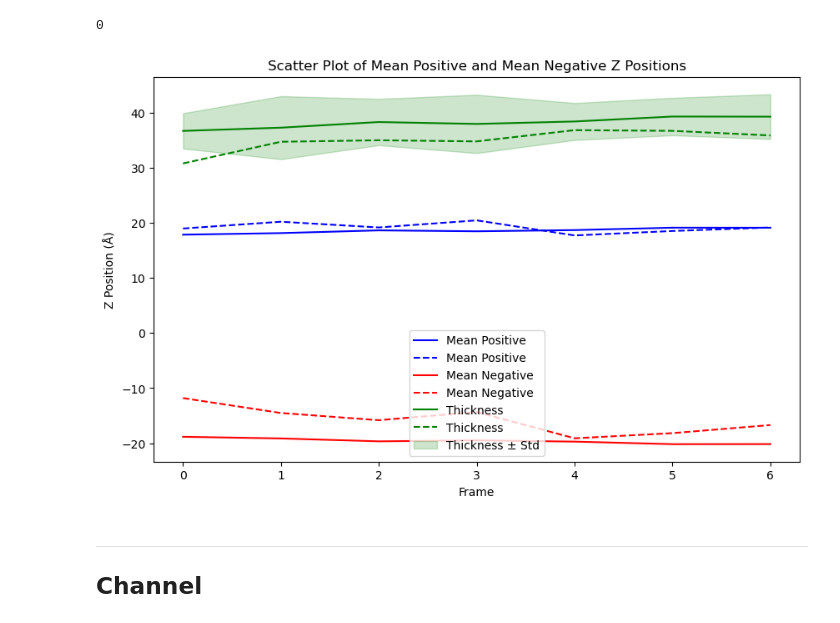
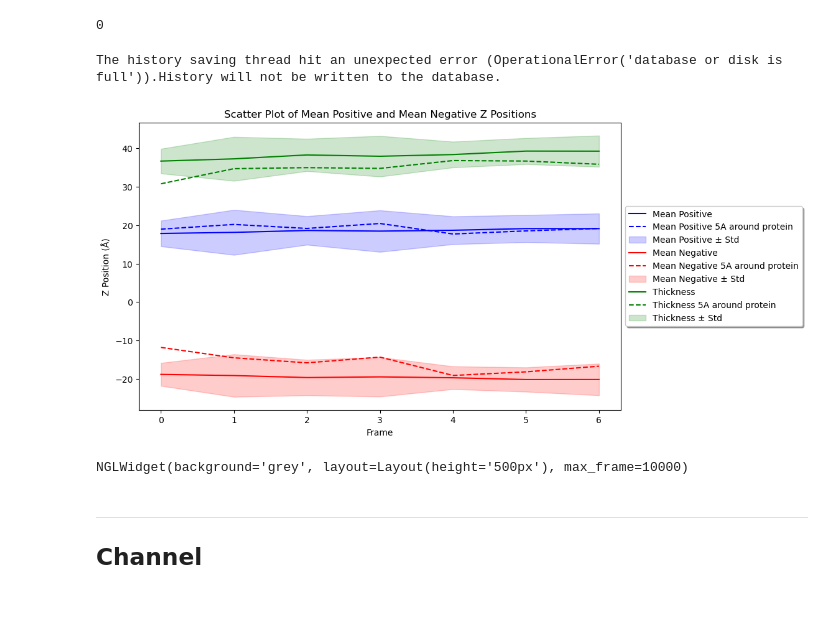
Before and after one commit to RubenChM/biobb_wf_mem, a Jupyter notebook: biobb_wf_mem/notebooks/biobb_wf_mem.ipynb, the cells around one changed output. Drawn from its saved outputs; the diff is of its cells as text; code cells hidden in the pictures.

```diff
--- a/biobb_wf_mem/notebooks/biobb_wf_mem.ipynb
+++ b/biobb_wf_mem/notebooks/biobb_wf_mem.ipynb
@@ -354,20 +355,24 @@ lpp_zpositions(input_top_path=input_top_path,
 # %%
 from biobb_mem.lipyphilic_biobb.lpp_zpositions import frame_df
 import matplotlib.pyplot as plt
 
 grouped = frame_df('out/zpositions.csv')
 around = frame_df('out/zpositions_around.csv')
 plt.figure(figsize=(10, 6))
 # Plot the mean positive and mean negative z positions
 plt.plot(grouped['mean_positive'], label='Mean Positive', linestyle='-', color='blue')
-plt.plot(around['mean_positive'], label='Mean Positive', linestyle='--', color='blue')
+plt.plot(around['mean_positive'], label='Mean Positive 5A around protein', linestyle='--', color='blue')
+plt.fill_between(grouped.index, grouped['mean_positive'] - grouped['std_positive'], grouped['mean_positive'] + grouped['std_positive'], color='blue', alpha=0.2, label='Mean Positive ± Std')
 plt.plot(grouped['mean_negative'], label='Mean Negative', linestyle='-', color='red')
-plt.plot(around['mean_negative'], label='Mean Negative', linestyle='--', color='red')
+plt.plot(around['mean_negative'], label='Mean Negative 5A around protein', linestyle='--', color='red')
+plt.fill_between(grouped.index, grouped['mean_negative'] - grouped['std_negative'], grouped['mean_negative'] + grouped['std_negative'], color='red', alpha=0.2, label='Mean Negative ± Std')
 plt.plot(grouped['thickness'], label='Thickness', linestyle='-', color='green')
-plt.plot(around['thickness'], label='Thickness', linestyle='--', color='green')
+plt.plot(around['thickness'], label='Thickness 5A around protein', linestyle='--', color='green')
 plt.fill_between(grouped.index, grouped['thickness'] - grouped['std_thickness'], grouped['thickness'] + grouped['std_thickness'], color='green', alpha=0.2, label='Thickness ± Std')
 plt.title('Scatter Plot of Mean Positive and Mean Negative Z Positions')
-plt.xlabel('Frame'); plt.ylabel('Z Position (Å)')
-plt.legend(); plt.show()
+plt.ylabel('Z Position (Å)'); plt.xlabel('Frame')
+plt.legend(loc='center left', bbox_to_anchor=(1., 0.5), ncol=1, fancybox=True, shadow=True)
+plt.show()
 # %% [output]
+The history saving thread hit an unexpected error (OperationalError('database or disk is full')).History will not be written to the database.
-[figure, old version]
+[figure, new version]
@@ -374,3 +442,7 @@ plt.legend(); plt.show()
+# %%
+view
+# %% [output]
+NGLWidget(background='grey', layout=Layout(height='500px'), max_frame=10000)
 # %% [markdown]
 <a id="channel"></a>
 ***
```
Also changed, not shown: parts of 4 cells of this notebook.
